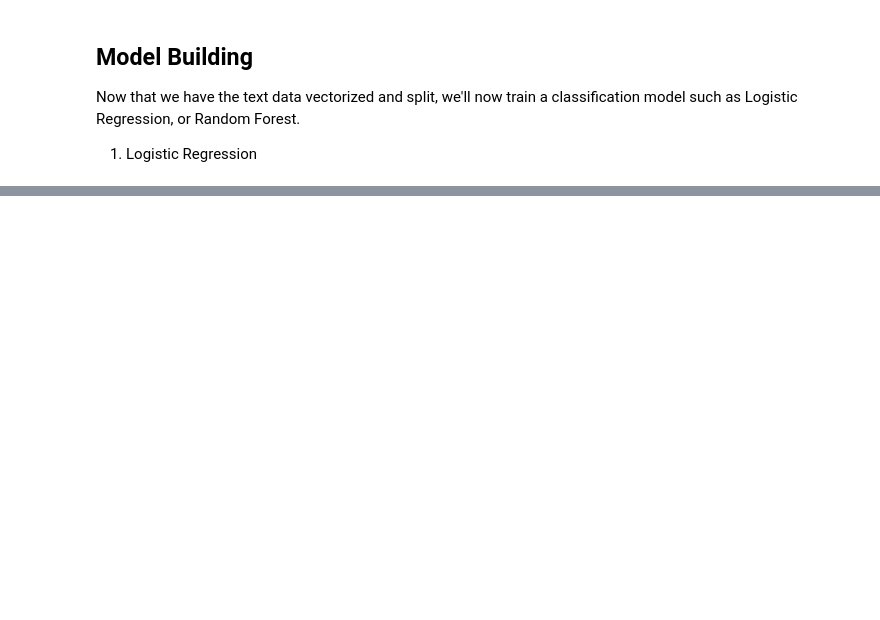
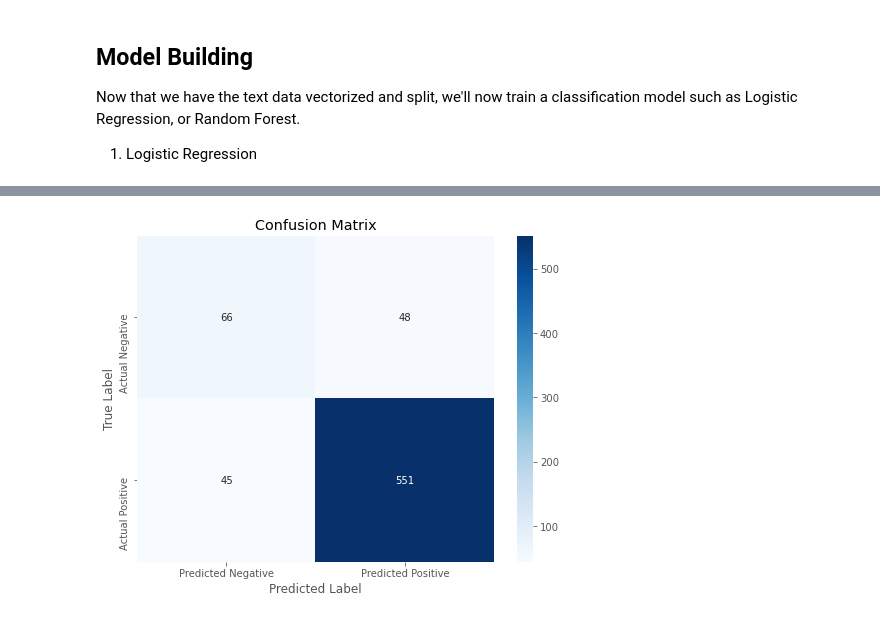
Before and after one commit to engige/NLP_Twitter_Sentiment_Analysis, a Jupyter notebook: notebooks/mary.ipynb, the cells around one changed output, grey strips where cells are left out. Saved outputs shown, nothing was run; the diff lists cells and outputs as text; code cells hidden in the pictures; blank space fills up the shorter version.

Commit message:
fitted logistic regression model and ploted the confusion matrix

```diff
--- a/notebooks/mary.ipynb
+++ b/notebooks/mary.ipynb
@@ -415,0 +481,6 @@ Positive emotion       0.63      0.46      0.53       568
+# %%
+# Fit the logistic regression model with the best hyperparameters
+best_log_reg = grid_search.best_estimator_
+
+# Fit the model on the SMOTE data
+best_log_reg.fit(X_train_smote, y_train_smote)
@@ -415,0 +489,15 @@ Positive emotion       0.63      0.46      0.53       568
+# %%
+# Predict on the test set
+y_pred = best_log_reg.predict(X_test)
+# Import performance metrics
+from sklearn.metrics import accuracy_score, classification_report, confusion_matrix
+
+# Evaluate the accuracy
+accuracy = accuracy_score(y_test, y_pred)
+print(f"Accuracy on test set: {accuracy}")
+
+# Display a classification report
+print("Classification Report:\n", classification_report(y_test, y_pred))
+
+# Display the confusion matrix
+print("Confusion Matrix:\n", confusion_matrix(y_test, y_pred))
@@ -415,0 +519,15 @@ Positive emotion       0.63      0.46      0.53       568
+# %%
+# Define the confusion matrix and plot it
+conf_matrix = confusion_matrix(y_test, y_pred)
+
+# Plot the confusion matrix
+plt.figure(figsize=(8, 6))
+sns.heatmap(conf_matrix, annot=True, fmt='d', cmap='Blues', xticklabels=['Predicted Negative', 'Predicted Positive'],
+            yticklabels=['Actual Negative', 'Actual Positive'])
+
+plt.title('Confusion Matrix')
+plt.xlabel('Predicted Label')
+plt.ylabel('True Label')
+plt.show()
+# %% [output]
+[figure, added]
```
Also changed, not shown: parts of 14 cells of this notebook.
